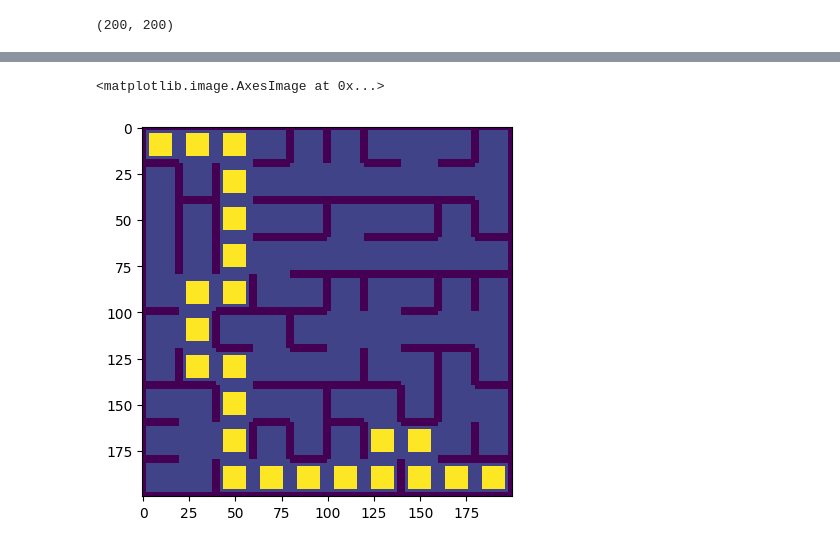
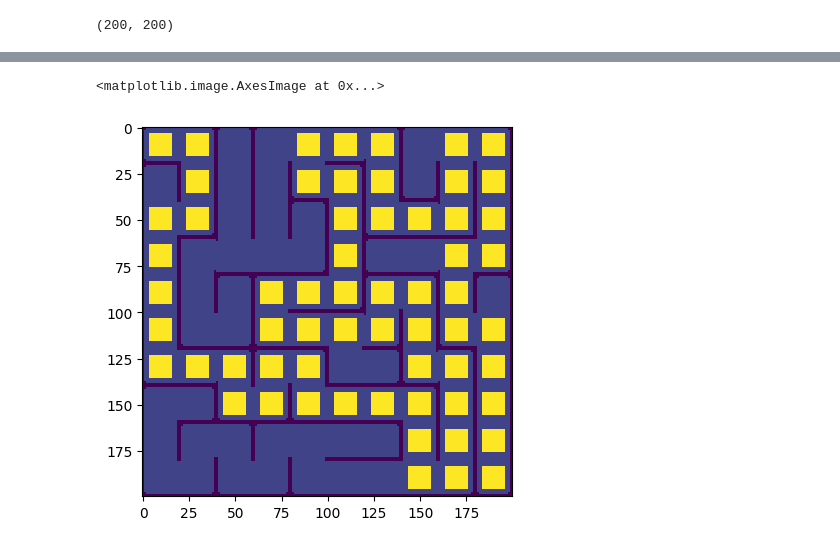
Before and after one commit to KevinMCruzP/maze_flood_fill_algorithm, a Jupyter notebook: laberinto.ipynb, the cells around one changed output, grey strips where cells are left out. Drawn from its saved outputs; the diff is of its cells as text; code cells hidden in the pictures.

```diff
--- a/laberinto.ipynb
+++ b/laberinto.ipynb
@@ -13,7 +43,7 @@ import matplotlib.pyplot as plt
 import copy
 # %%
 # Leyendo la imagen y convirtiendola a escala de grises (0-255)
-img = cv2.imread('maze00.jpg', 0)
+img = cv2.imread('maze01.jpg', 0)
 # %%
 # Normalizando la imagen para mejorar la detección de bordes
 def normalizar_imagen(img):
@@ -84,24 +115,26 @@ numero_matriz = np.zeros(total_coordenadas)
 numero_id = np.zeros(total_coordenadas)
 # %%
 # Define una función para representar una celda en la imagen
-def repm(img, coordinate, fill=None, path_print=False, pad=4):
+def procesamiento_celdas(img, coordinate, fill=None, impresion_ruta=False, padding=4):
 
     # Obtiene la posición actual en la imagen (fila, columna)
-    actual_pos = tuple(map(lambda x:x*cell_size, coordinate))
+    posicion_actual = tuple(map(lambda x:x*tamaño_celda, coordinate))
 
     # si fill es None, se devuelve la imagen en la posición actual con el tamaño de la celda, sin rellenar
+    # esto se usa para obtener la imagen de la celda en la posición actual
     if fill is None:
-        return img[actual_pos[0]:actual_pos[0]+cell_size, actual_pos[1]:actual_pos[1]+cell_size]
+        return img[posicion_actual[0]:posicion_actual[0]+tamaño_celda, posicion_actual[1]:posicion_actual[1]+tamaño_celda]
 
     # si path_print es True, rellena la celda con el valor fill
     # este se usa para marcar el camino trazado por el algoritmo en la imagen final del laberinto resuelto
-    if path_print:
-        img[actual_pos[0]+pad:actual_pos[0]+cell_size-pad, actual_pos[1]+pad:actual_pos[1]+cell_size-pad] = fill
+    if impresion_ruta:
+        img[posicion_actual[0]+padding:posicion_actual[0]+tamaño_celda-padding, posicion_actual[1]+padding:posicion_actual[1]+tamaño_celda-padding] = fill
     else:
         # En la posición actual de las coordenadas, se asigna el valor fill.
         # Esto indica que en las ubicaciones específicas de la matriz traced_path, se asigna el valor fill.
         # Esto indica que esa área ha sido visitada por el algoritmo.
         # Este se usa para marcar todas las celdas visitadas por el algoritmo en la imagen final del laberinto resuelto
+        print('fill: '+ str(fill))
         camino_trazado[coordinate[0], coordinate[1]] = fill
 # %%
 # Define una función para encontrar las direcciones disponibles desde la celda actual
@@ -167,31 +255,31 @@ plt.imshow(camino_trazado)
 # %%
 # Función para trazar el camino desde el punto de inicio hasta el punto final en la imagen
-def trace(img, coordinate, end, path):
+def trazar(img, coordenada, final, camino):
     # Si la coordenada actual es igual a la coordenada final, se devuelve el camino
-    if coordinate == end:
-        return path
+    if coordenada == final:
+        return camino
 
     dire = []
     dirc = []
 
     # Obtiene la celda actual en la imagen
-    current = repm(img, coordinate)
+    actual = procesamiento_celdas(img, coordenada)
 
     # Encuentra las direcciones disponibles desde la celda actual
-    direction = find_direction(current)
+    direction = encontrar_direccion(actual)
 
     # Encuentra las direcciones disponibles desde la celda actual
     for i in direction:
         try:
             # Si la celda actual ya ha sido visitada,
             # no se considera para encontrar la dirección mínima disponible desde la celda actual
-            element=camino_trazado[coordinate[0]+movimientos[i][0],coordinate[1]+movimientos[i][1]]
+            element=camino_trazado[coordenada[0]+movimientos[i][0],coordenada[1]+movimientos[i][1]]
             if element==0:
                 continue
 
             # Si la celda actual no ha sido visitada,
             # se considera para encontrar la dirección mínima disponible desde la celda actual
-            if ((coordinate[0]+movimientos[i][0]>=0)and(coordinate[1]+movimientos[i][1]>=0)):
+            if ((coordenada[0]+movimientos[i][0]>=0)and(coordenada[1]+movimientos[i][1]>=0)):
                 # Se almacena la dirección y el valor de la celda en la dirección en la lista dire y dirc
                 dire.append(element)
                 dirc.append(i)
@@ -199,22 +287,22 @@ def trace(img, coordinate, end, path):
             pass
 
     # Encuentra la dirección mínima
-    mi = min(dire)
+    dirmin = min(dire)
 
     # Encuentra el índice de la dirección mínima
-    ind = dire.index(mi)
+    indice = dire.index(dirmin)
 
     # Agrega la coordenada actual a la lista de path (camino)
-    path.append((coordinate[0]+movimientos[dirc[ind]][0],coordinate[1]+movimientos[dirc[ind]][1]))
+    camino.append((coordenada[0]+movimientos[dirc[indice]][0],coordenada[1]+movimientos[dirc[indice]][1]))
 
     # Llamar recursivamente a la función trace para encontrar el camino desde el punto de inicio hasta el punto final en la imagen
-    return trace(img,(coordinate[0]+movimientos[dirc[ind]][0],coordinate[1]+movimientos[dirc[ind]][1]),end,path)
+    return trazar(img,(coordenada[0]+movimientos[dirc[indice]][0],coordenada[1]+movimientos[dirc[indice]][1]),final,camino)
 # %%
 # Inicializamos el camino con el punto de inicio
-camino = [start]
+camino = [inicio]
 
 # Haciendo una copia de la imagen original
 nueva_imagen = copy.deepcopy(imagen_normalizada)
 
-# Llamando a la función trace para trazar el camino desde el punto de inicio hasta el punto final en la imagen
-camino = trace(nueva_imagen, start, end, camino)
+# Llamando a la función para trazar el camino desde el punto de inicio hasta el punto final en la imagen
+camino = trazar(nueva_imagen, inicio, final, camino)
@@ -221,14 +327,14 @@ camino = trace(nueva_imagen, start, end, camino)
 # %%
 # Crear una copia de la imagen original
 img_path_show = copy.deepcopy(imagen_normalizada)
 
 # Marcar el camino trazado por el algoritmo en la imagen final del laberinto resuelto
 for i,j in enumerate(camino):
     # Agrega un fill de 5 para marcar el camino trazado por el algoritmo en la imagen final del laberinto resuelto
-    repm(img_path_show,j,5,True)
+    procesamiento_celdas(img_path_show,j,5,True)
 
 # Mostrar la imagen final del laberinto resuelto con el camino trazado por el algoritmo
 plt.imshow(img_path_show, interpolation='none')
 # %% [output]
 <matplotlib.image.AxesImage at 0x...>
-[figure, old version]
+[figure, new version]
```
Also changed, not shown: parts of 11 cells of this notebook.
